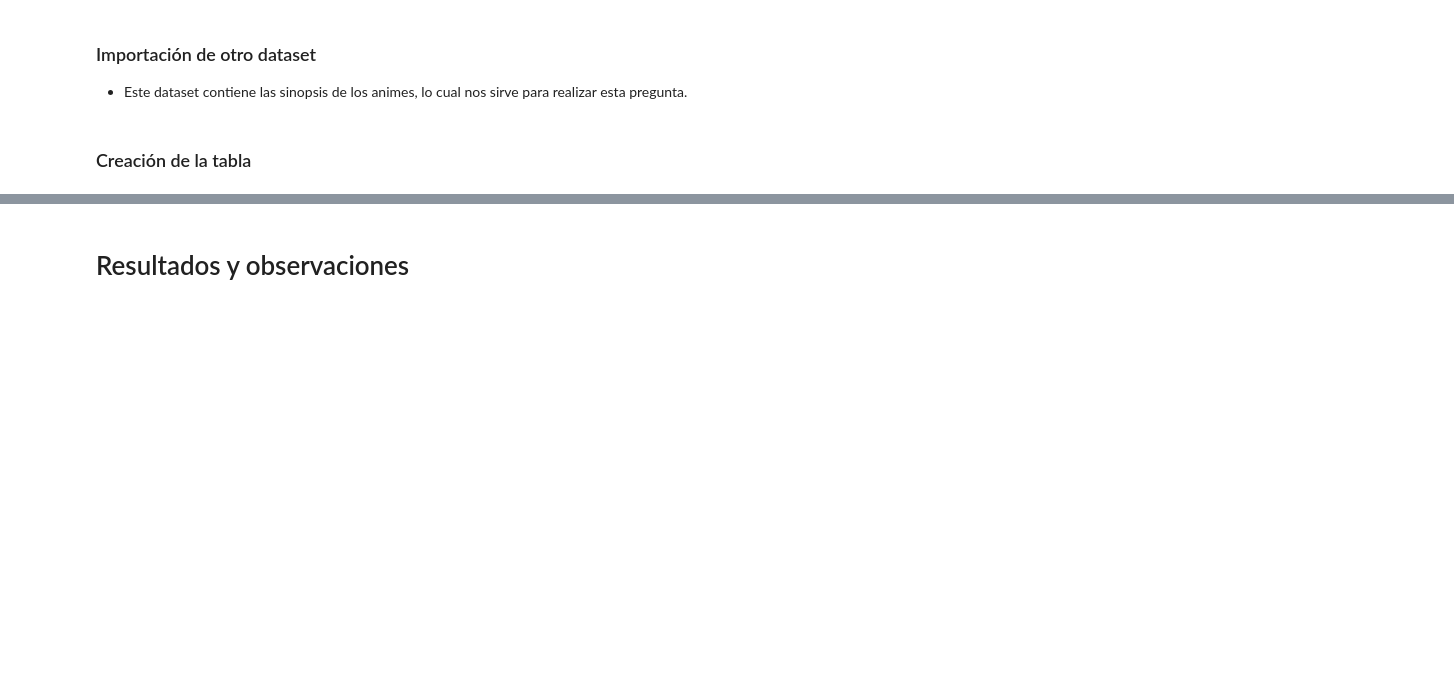
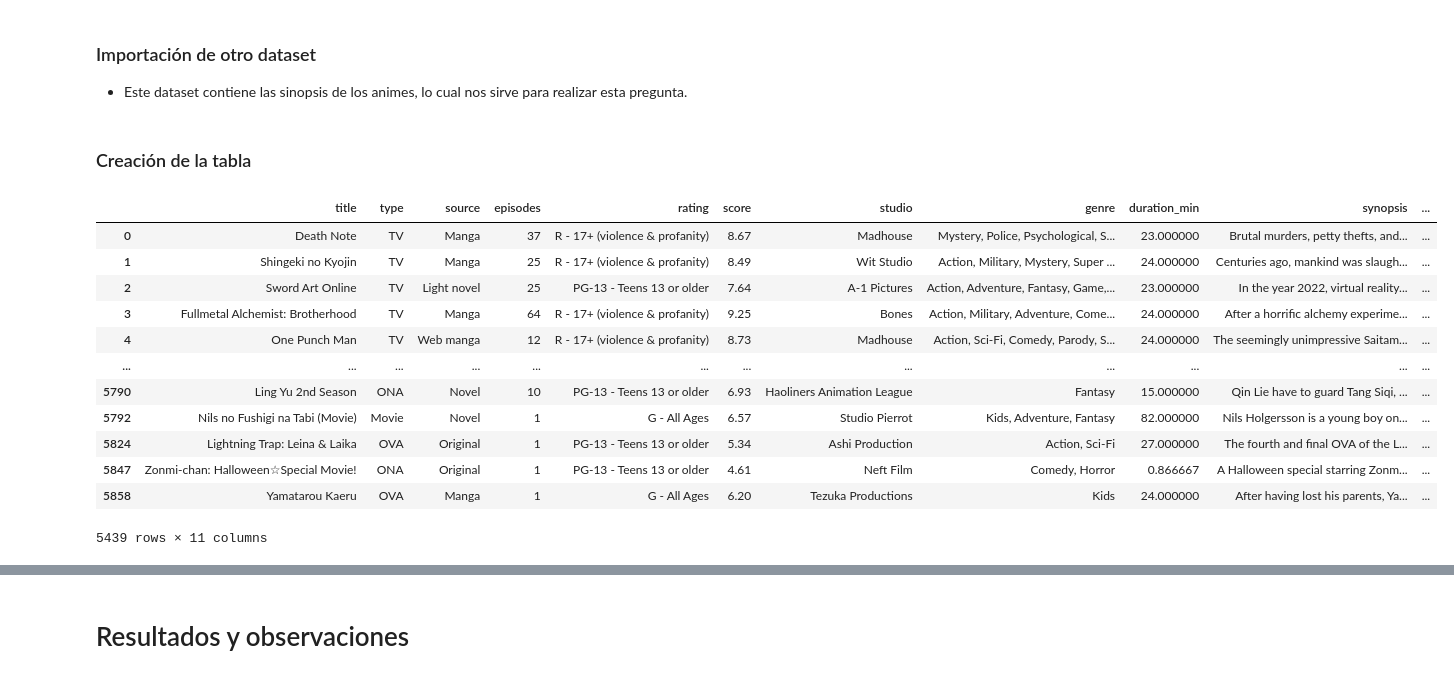
Before and after one commit to vaaaago/grupo5mineria, a Jupyter notebook: Hito_3.ipynb, the cells around one changed output, grey strips where cells are left out. Cells and saved outputs as stored; diff of their text form; code cells hidden in the pictures; blank space fills up the shorter version.

```diff
--- a/Hito_3.ipynb
+++ b/Hito_3.ipynb
@@ -782,10 +782,24 @@ dfP4["count_related"] = dfP4["count_related"].fillna(0)
 # Primero, eliminamos los animes que están en emisión
 dfP4 = dfP4[dfP4["status"] == "Finished Airing"]
 dfP4 = dfP4[dfP4["scored_by"]>= 200]
-dfP4 = dfP4.drop(columns=["anime_id", "aired", "aired_from_year", "duration", "scored_by", "rank", "popularity", "members", "favorites", "broadcast", "producer"])
+dfP4 = dfP4.drop(columns=["anime_id", "aired", "aired_from_year", "duration", "scored_by", "rank", "popularity", "members", "favorites", "broadcast", "producer", "status"])
 
-dfP4["studio"] = dfP4["studio"].str.split(",")
-dfP4["genre"] = dfP4["genre"].str.split(", ")
 dfP4 = dfP4.dropna(subset=["genre", "rating"])
-
-y = dfP4[""]
+# dfP4["studio"] = dfP4["studio"].str.split(",")
+# dfP4["genre"] = dfP4["genre"].str.split(", ")
+# %%
+dfP4
+# %% [output]
+|  | title | type | source | episodes | rating | score | studio | genre | duration_min | synopsis | ... |
+| 0 | Death Note | TV | Manga | 37 | R - 17+ (violence & profanity) | 8.67 | Madhouse | Mystery, Police, Psychological, S... | 23.000000 | Brutal murders, petty thefts, and... | ... |
+| 1 | Shingeki no Kyojin | TV | Manga | 25 | R - 17+ (violence & profanity) | 8.49 | Wit Studio | Action, Military, Mystery, Super ... | 24.000000 | Centuries ago, mankind was slaugh... | ... |
+| 2 | Sword Art Online | TV | Light novel | 25 | PG-13 - Teens 13 or older | 7.64 | A-1 Pictures | Action, Adventure, Fantasy, Game,... | 23.000000 | In the year 2022, virtual reality... | ... |
+| 3 | Fullmetal Alchemist: Brotherhood | TV | Manga | 64 | R - 17+ (violence & profanity) | 9.25 | Bones | Action, Military, Adventure, Come... | 24.000000 | After a horrific alchemy experime... | ... |
+| 4 | One Punch Man | TV | Web manga | 12 | R - 17+ (violence & profanity) | 8.73 | Madhouse | Action, Sci-Fi, Comedy, Parody, S... | 24.000000 | The seemingly unimpressive Saitam... | ... |
+| ... | ... | ... | ... | ... | ... | ... | ... | ... | ... | ... | ... |
+| 5790 | Ling Yu 2nd Season | ONA | Novel | 10 | PG-13 - Teens 13 or older | 6.93 | Haoliners Animation League | Fantasy | 15.000000 | Qin Lie have to guard Tang Siqi, ... | ... |
+| 5792 | Nils no Fushigi na Tabi (Movie) | Movie | Novel | 1 | G - All Ages | 6.57 | Studio Pierrot | Kids, Adventure, Fantasy | 82.000000 | Nils Holgersson is a young boy on... | ... |
+| 5824 | Lightning Trap: Leina & Laika | OVA | Original | 1 | PG-13 - Teens 13 or older | 5.34 | Ashi Production | Action, Sci-Fi | 27.000000 | The fourth and final OVA of the L... | ... |
+| 5847 | Zonmi-chan: Halloween☆Special Movie! | ONA | Original | 1 | PG-13 - Teens 13 or older | 4.61 | Neft Film | Comedy, Horror | 0.866667 | A Halloween special starring Zonm... | ... |
+| 5858 | Yamatarou Kaeru | OVA | Manga | 1 | G - All Ages | 6.20 | Tezuka Productions | Kids | 24.000000 | After having lost his parents, Ya... | ... |
+5439 rows × 11 columns
```
Also changed, not shown: parts of 7 cells of this notebook.
